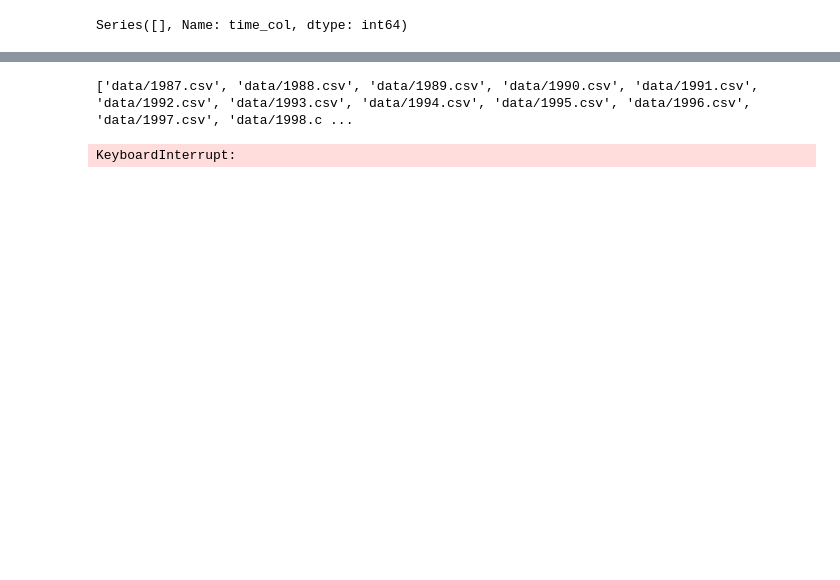
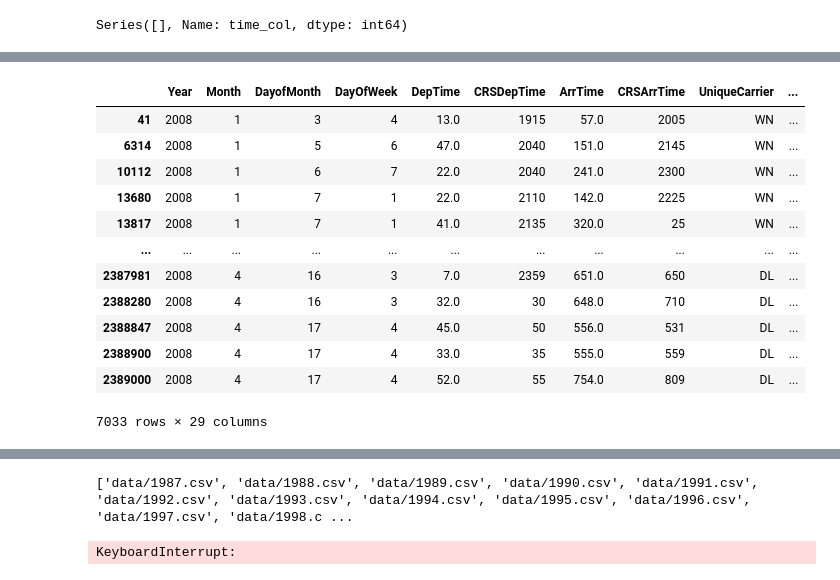
Before and after one commit to joshuaati/DE_airline_pipeline, a Jupyter notebook: main/test2.ipynb, the cells around one changed output, grey strips where cells are left out. Saved outputs shown, nothing was run; the diff lists cells and outputs as text; code cells hidden in the pictures; blank space fills up the shorter version.

```diff
--- a/main/test2.ipynb
+++ b/main/test2.ipynb
@@ -209,0 +87,16 @@ AttributeError: 'DataFrame' object has no attribute 'to_datetime'
+# %%
+df3[df3['DepTime']<99]
+# %% [output]
+|  | Year | Month | DayofMonth | DayOfWeek | DepTime | CRSDepTime | ArrTime | CRSArrTime | UniqueCarrier | ... |
+| 41 | 2008 | 1 | 3 | 4 | 13.0 | 1915 | 57.0 | 2005 | WN | ... |
+| 6314 | 2008 | 1 | 5 | 6 | 47.0 | 2040 | 151.0 | 2145 | WN | ... |
+| 10112 | 2008 | 1 | 6 | 7 | 22.0 | 2040 | 241.0 | 2300 | WN | ... |
+| 13680 | 2008 | 1 | 7 | 1 | 22.0 | 2110 | 142.0 | 2225 | WN | ... |
+| 13817 | 2008 | 1 | 7 | 1 | 41.0 | 2135 | 320.0 | 25 | WN | ... |
+| ... | ... | ... | ... | ... | ... | ... | ... | ... | ... | ... |
+| 2387981 | 2008 | 4 | 16 | 3 | 7.0 | 2359 | 651.0 | 650 | DL | ... |
+| 2388280 | 2008 | 4 | 16 | 3 | 32.0 | 30 | 648.0 | 710 | DL | ... |
+| 2388847 | 2008 | 4 | 17 | 4 | 45.0 | 50 | 556.0 | 531 | DL | ... |
+| 2388900 | 2008 | 4 | 17 | 4 | 33.0 | 35 | 555.0 | 559 | DL | ... |
+| 2389000 | 2008 | 4 | 17 | 4 | 52.0 | 55 | 754.0 | 809 | DL | ... |
+7033 rows × 29 columns
```
Also changed, not shown: parts of 20 cells of this notebook, 2 other files.
